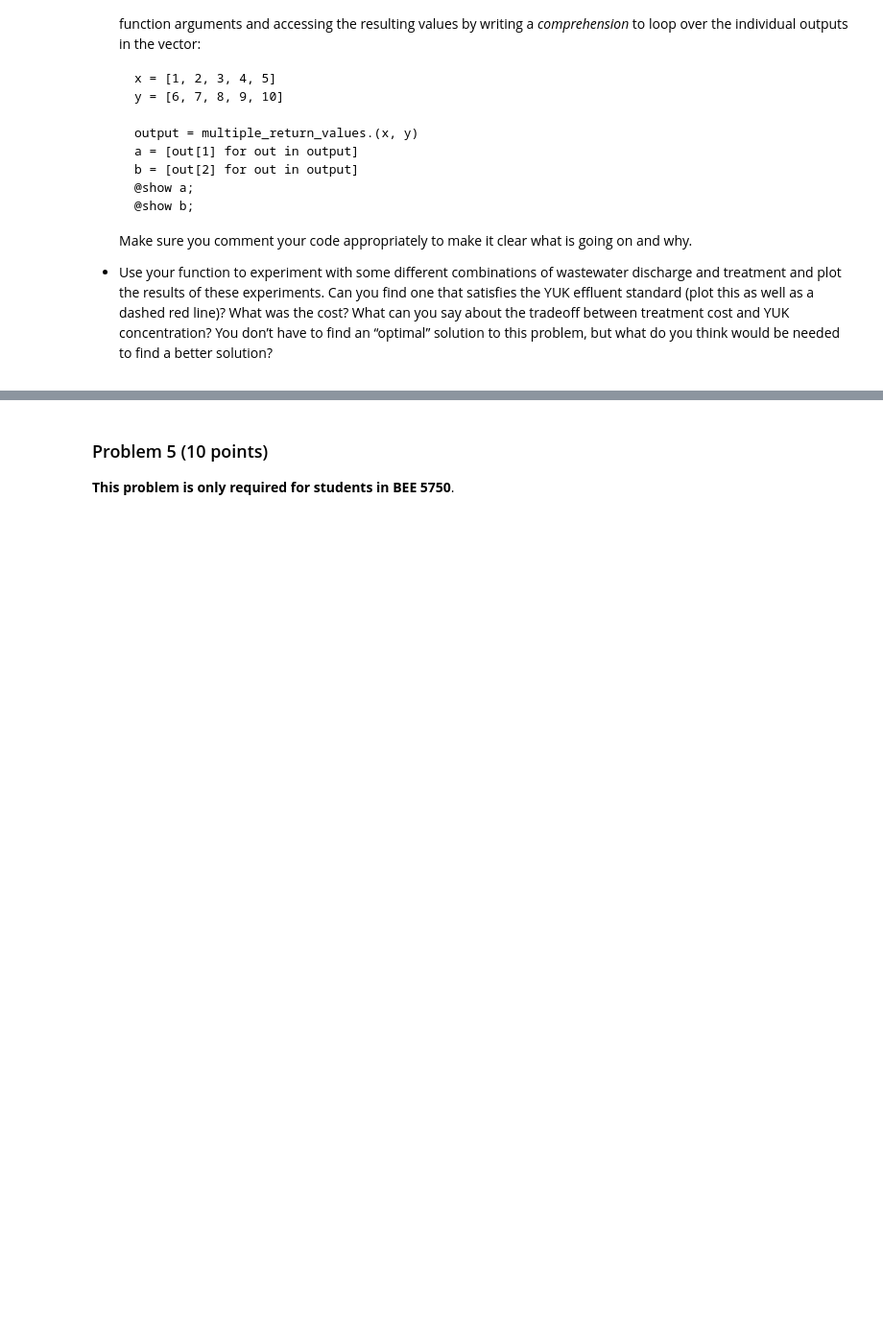
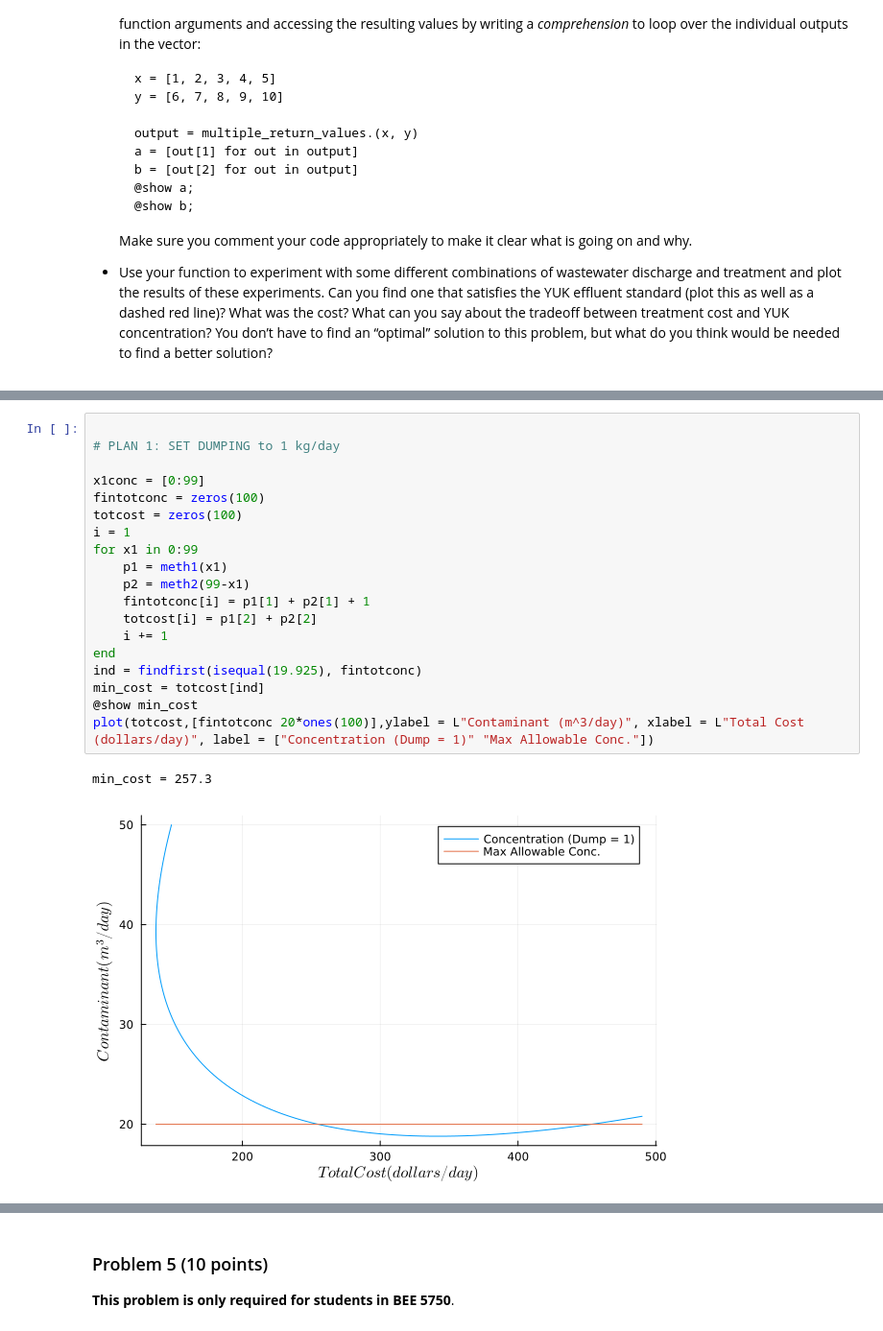
Before and after one commit to BEE4750-FA24/hw1-AAPShabazz, a Jupyter notebook: hw01.ipynb, the cells around one changed output, grey strips where cells are left out. Shown at 96% size. Cells and saved outputs as stored; diff of their text form; blank space fills up the shorter version.

```diff
--- a/hw01.ipynb
+++ b/hw01.ipynb
@@ -451,0 +459,22 @@ plot(x1conc,totcost)
+# %%
+
+# PLAN 1: SET DUMPING to 1 kg/day
+
+x1conc = [0:99]
+fintotconc = zeros(100)
+totcost = zeros(100)
+i = 1
+for x1 in 0:99
+    p1 = meth1(x1)
+    p2 = meth2(99-x1)
+    fintotconc[i] = p1[1] + p2[1] + 1
+    totcost[i] = p1[2] + p2[2]
+    i += 1
+end
+ind = findfirst(isequal(19.925), fintotconc)
+min_cost = totcost[ind]
+@show min_cost
+plot(totcost,[fintotconc 20*ones(100)],ylabel = L"Contaminant (m^3/day)", xlabel = L"Total Cost (dollars/day)", label = ["Concentration (Dump = 1)" "Max Allowable Conc."])
+# %% [output]
+min_cost = 257.3
+[figure, added]
```
Also changed, not shown: parts of 9 cells of this notebook.
